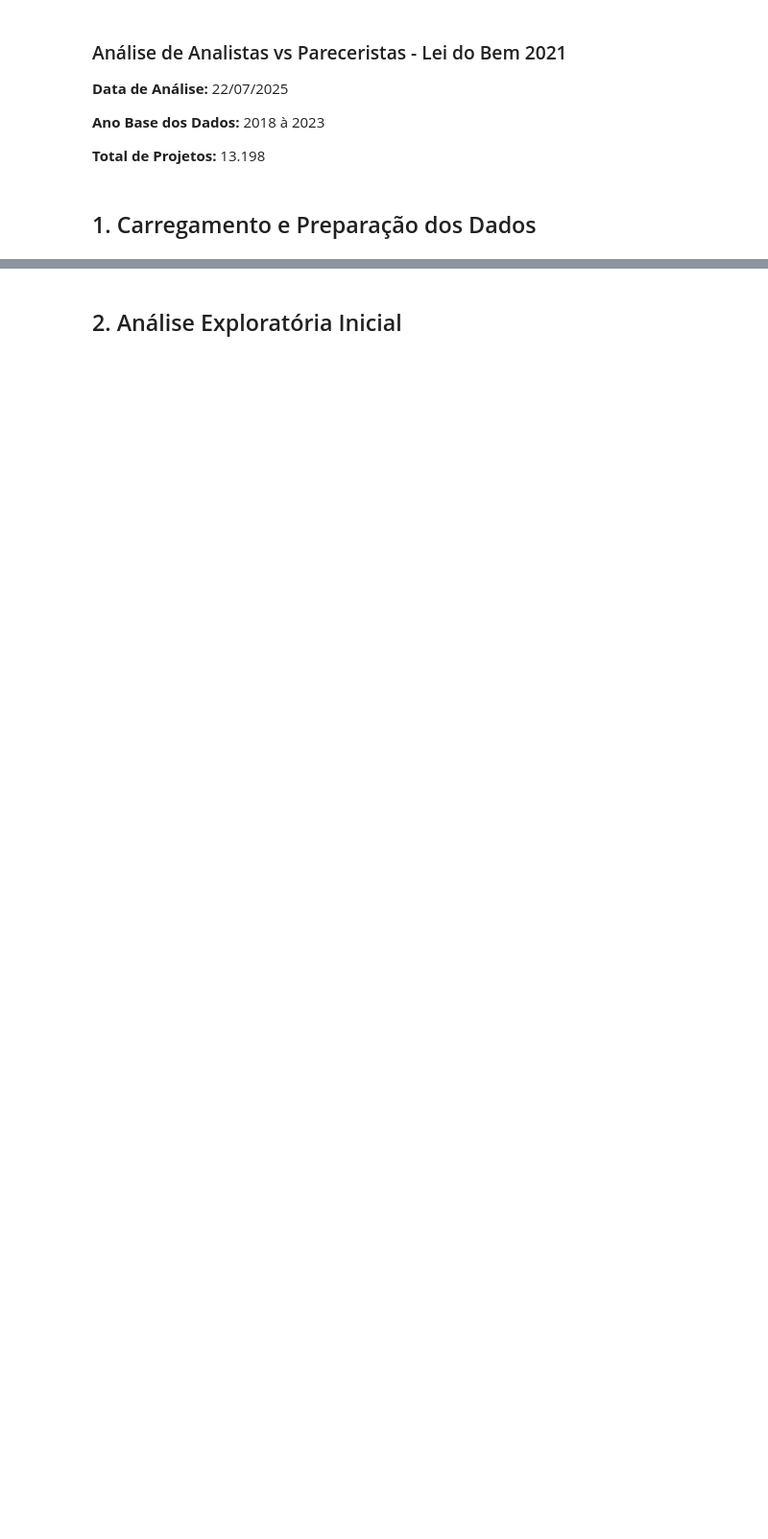
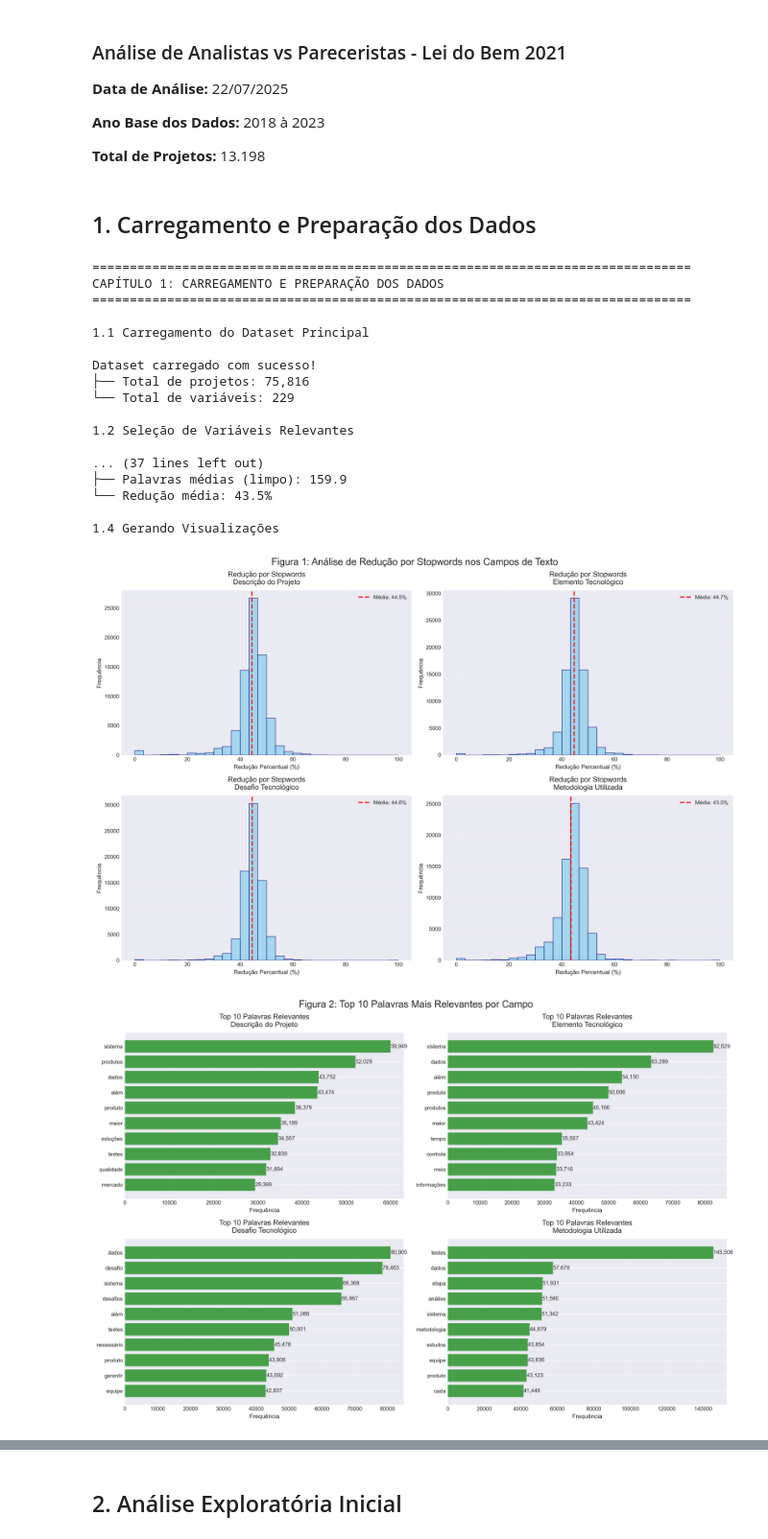
Before and after one commit to leomcamilo/report_good-law_ai, a Jupyter notebook: analise_setores_quadrantes.ipynb, the cells around one changed output, grey strips where cells are left out. Shown at 96% size. Cells and saved outputs as stored; diff of their text form; code cells hidden in the pictures; blank space fills up the shorter version.

```diff
--- a/analise_setores_quadrantes.ipynb
+++ b/analise_setores_quadrantes.ipynb
@@ -276,7 +281,7 @@ colunas_identificacao = [
 ]
 
 colunas_projeto = [
-    'daproj_noprojeto', 'daproj_dsprojeto', 'daproj_dsareaprojeto',
+    'daproj_noprojeto', 'daproj_dsprojeto', 'do_set_nosetor',
     'daproj_dspalavrachave', 'daproj_dselementotecnologico',
     'daproj_dsdesafiotecnologico', 'daproj_dsmetodologiautilizada'
 ]
@@ -528,30 +533,50 @@ for idx in range(len(df_analise)):
                 partes.append(texto)
 
     texto_combinado = ' '.join(partes)
     textos_combinados.append(texto_combinado)
 
 df_analise['texto_combinado_limpo'] = textos_combinados
 
 # Estatísticas finais
 print(f"\nDataset preparado com sucesso!")
 print(f"├── Total de projetos: {len(df_analise):,}")
 print(f"├── Variáveis originais: {len(colunas_existentes)}")
 print(f"├── Variáveis criadas: {len([c for c in df_analise.columns if 'limpo' in c])}")
 print(f"└── Total de variáveis: {len(df_analise.columns)}")
 
 # Exemplo de processamento
 print("\nExemplo de Processamento (Projeto #1):")
 print("-" * 60)
 campo_exemplo = 'daproj_dsprojeto'
 if campo_exemplo in df_analise.columns:
     texto_original = str(df_analise[campo_exemplo].iloc[0])[:150]
     texto_limpo = str(df_analise[f'{campo_exemplo}_limpo'].iloc[0])[:150]
     reducao = resultados_processamento[campo_exemplo]['df_processado']['reducao_percentual'].iloc[0]
 
     print(f"Original: {texto_original}...")
     print(f"Limpo: {texto_limpo}...")
     print(f"Redução: {reducao:.1f}%")
 
 print("\n" + "=" * 80)
 print("CAPÍTULO 1 CONCLUÍDO - Dataset pronto para análise")
 print("=" * 80)
+# %% [output]
+================================================================================
+CAPÍTULO 1: CARREGAMENTO E PREPARAÇÃO DOS DADOS
+================================================================================
+
+1.1 Carregamento do Dataset Principal
+
+Dataset carregado com sucesso!
+├── Total de projetos: 75,816
+└── Total de variáveis: 229
+
+1.2 Seleção de Variáveis Relevantes
+
+... (37 lines left out)
+├── Palavras médias (limpo): 159.9
+└── Redução média: 43.5%
+
+1.4 Gerando Visualizações
+[figure, added]
+[figure, added]
```
Also changed, not shown: parts of 32 cells of this notebook, 3 other files.
